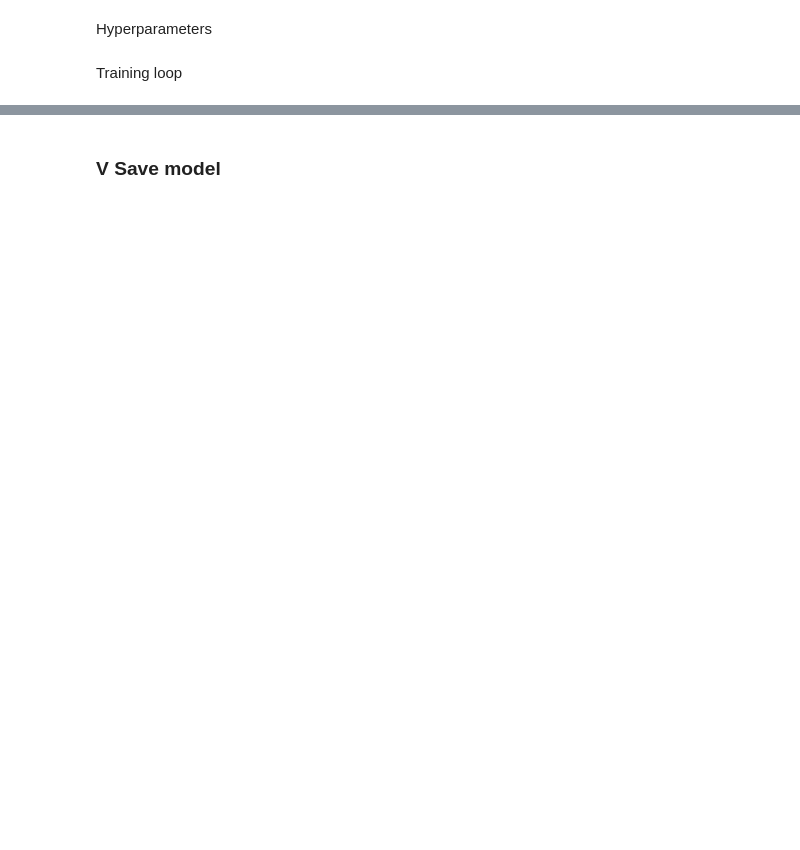
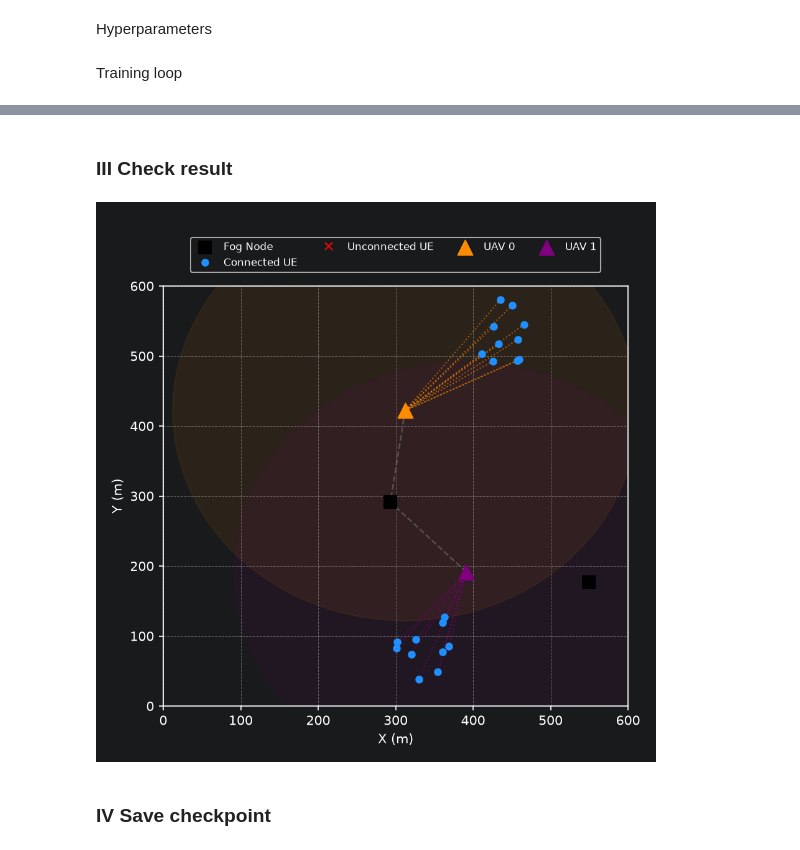
Before and after one commit to Missdrop/UAV-MEC-MADRL, a Jupyter notebook: train.ipynb, the cells around one changed output, grey strips where cells are left out. Saved outputs shown, nothing was run; the diff lists cells and outputs as text; code cells hidden in the pictures; blank space fills up the shorter version.

Commit message:
add layernorm, dropout, explore actor. refacture drl codes

```diff
--- a/train.ipynb
+++ b/train.ipynb
@@ -80,7 +79,7 @@ algorithm = Algorithm(
 Hyperparameters
 # %%
 BATCH_SIZE = 128
-EPISODE_COUNT = 400
+EPISODE_COUNT = 300
 TRAIN_INTERVAL = 10
 # %% [markdown]
 Training loop
@@ -162,2 +262,30 @@ display(Image(filename=gif_path))
+# %% [markdown]
+### III Check result
+# %%
+import os
+
+import imageio.v2 as imageio
+from IPython.display import Image, display
+
+frames = []
+max_eval_steps = 500
+done = False
+step = 0
+
+while not done and step < max_eval_steps:
+    _, done, image, _ = maddpg.explore(env=env, render=True, evaluate=True)
+
+    if image is not None:
+        frames.append(image.copy())
+    step += 1
+
+result_dir = "results"
+os.makedirs(result_dir, exist_ok=True)
+gif_path = os.path.join(result_dir, "evaluation.gif")
+imageio.mimsave(gif_path, frames, fps=30)
+
+display(Image(filename=gif_path))
+# %% [output]
+[figure, added]
 # %% [markdown]
-### V Save model
+### IV Save checkpoint
```
Also changed, not shown: parts of 13 cells of this notebook, 6 other files.
